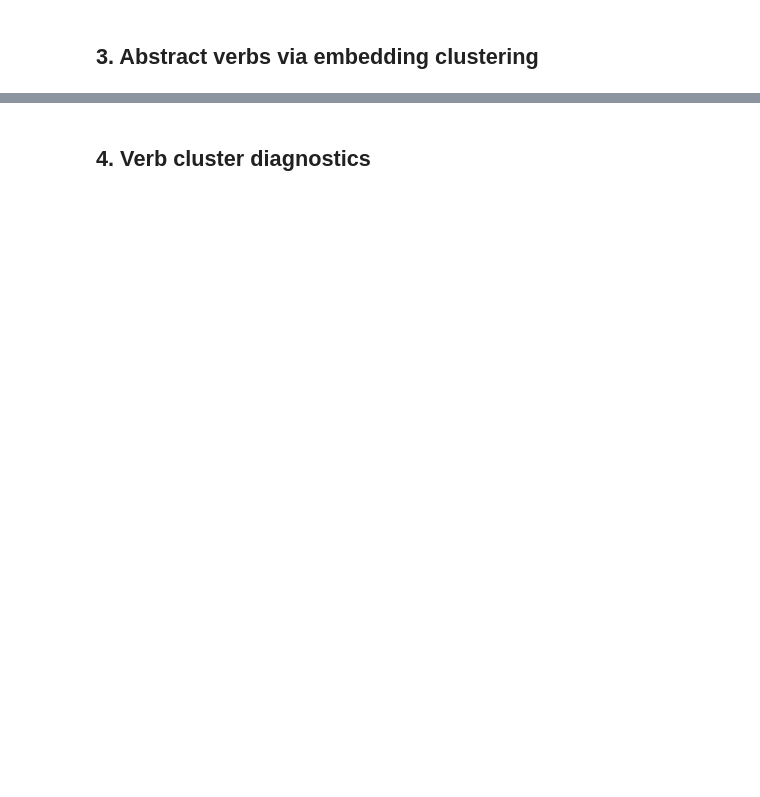
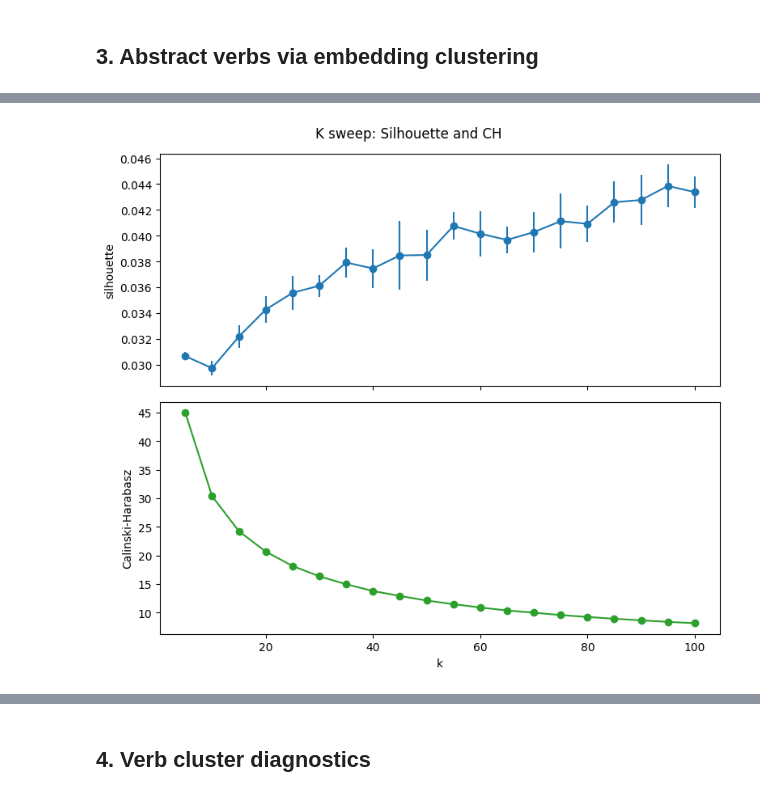
Before and after one commit to Zoe-O16/Thesis, a Jupyter notebook: 3.1_events_clustering.ipynb, the cells around one changed output, grey strips where cells are left out. Drawn from its saved outputs; the diff is of its cells as text; code cells hidden in the pictures; blank space fills up the shorter version.

```diff
--- a/3.1_events_clustering.ipynb
+++ b/3.1_events_clustering.ipynb
@@ -169 +183,4 @@ Saved 6501 reviews, 119,370 tirples at event_chains/triples_raw.jsonl
+# %%
+if restart == False:
+    triples = pd.read_json(TRIPLES_PATH, lines = True)
 # %%
@@ -219,21 +285,0 @@ Embeddings shape: (3309, 384)
-# %%
-# Cell 11: Sweep k and select by silhouette score,
-# currently fixs at k=30 due to flat silhuouette score
-
-k_values = [15, 20, 25, 30, 35, 40, 45, 50, 55, 60, 65, 70, 75, 80, 85, 90, 95, 100]
-results = {}
-
-for k in k_values:
-    km = KMeans(n_clusters=k, random_state=42, n_init=10)
-    labels = km.fit_predict(verb_embeddings)
-    sil = silhouette_score(verb_embeddings, labels, sample_size=min(5000, len(unique_verbs)), metric="cosine")
-    results[k] = {"model": km, "labels": labels, "silhouette": sil}
-    print(f"k={k:2d}  silhouette={sil:.4f}")
-
-best_sil_k = max(results, key=lambda k: results[k]["silhouette"])
-print(f"\nBest silhouette at k={best_sil_k} (for reference only)")
-
-best_k      = 30
-best_km     = results[best_k]["model"]
-best_labels = results[best_k]["labels"]
-print(f"Using k={best_k} (fixed)")
@@ -258 +340,22 @@ Using k=30 (fixed)
+# %%
+ks = [r["k"] for r in results]
+mean_sil = [r["mean_silhouette"] for r in results]
+std_sil  = [r["std_silhouette"] for r in results]
+mean_ch  = [r["mean_ch"] for r in results]
+std_ch   = [r["std_ch"] for r in results]
+
+fig, axes = plt.subplots(2, 1, figsize=(8, 7), sharex=True)
+
+axes[0].errorbar(ks, mean_sil, yerr=std_sil, marker="o", color="tab:blue")
+axes[0].set_ylabel("silhouette")
+
+axes[1].errorbar(ks, mean_ch, yerr=std_ch, marker="o", color="tab:green")
+axes[1].set_ylabel("Calinski-Harabasz")
+axes[1].set_xlabel("k")
+
+fig.suptitle("K sweep: Silhouette and CH")
+plt.tight_layout()
+plt.show()
+# %% [output]
+[figure, added]
 # %%
```
Also changed, not shown: parts of 24 cells of this notebook.
